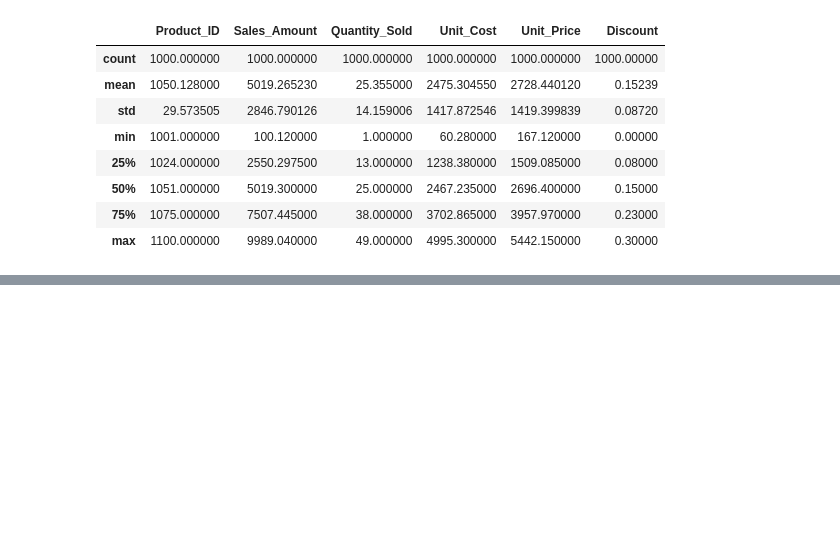
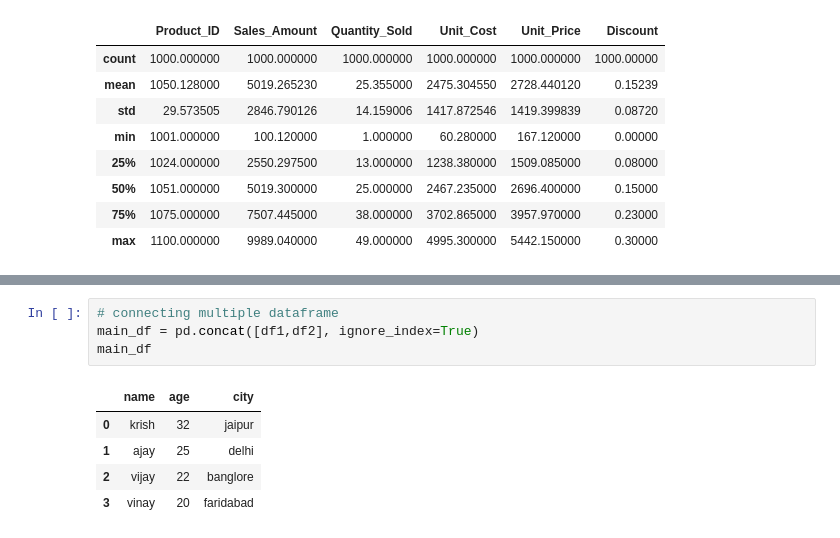
Before and after one commit to kumarabhishek0001/Krish-Naik-ML-Bootcamp, a Jupyter notebook: Section-13/02_pandas.ipynb, the cells around one changed output, grey strips where cells are left out. Saved outputs shown, nothing was run; the diff lists cells and outputs as text; blank space fills up the shorter version.

```diff
--- a/Section-13/02_pandas.ipynb
+++ b/Section-13/02_pandas.ipynb
@@ -334,0 +361,10 @@ sales_df.describe()
+# %%
+# connecting multiple dataframe
+main_df = pd.concat([df1,df2], ignore_index=True)
+main_df
+# %% [output]
+|  | name | age | city |
+| 0 | krish | 32 | jaipur |
+| 1 | ajay | 25 | delhi |
+| 2 | vijay | 22 | banglore |
+| 3 | vinay | 20 | faridabad |
```
Also changed, not shown: parts of 3 cells of this notebook, 5 other files.
